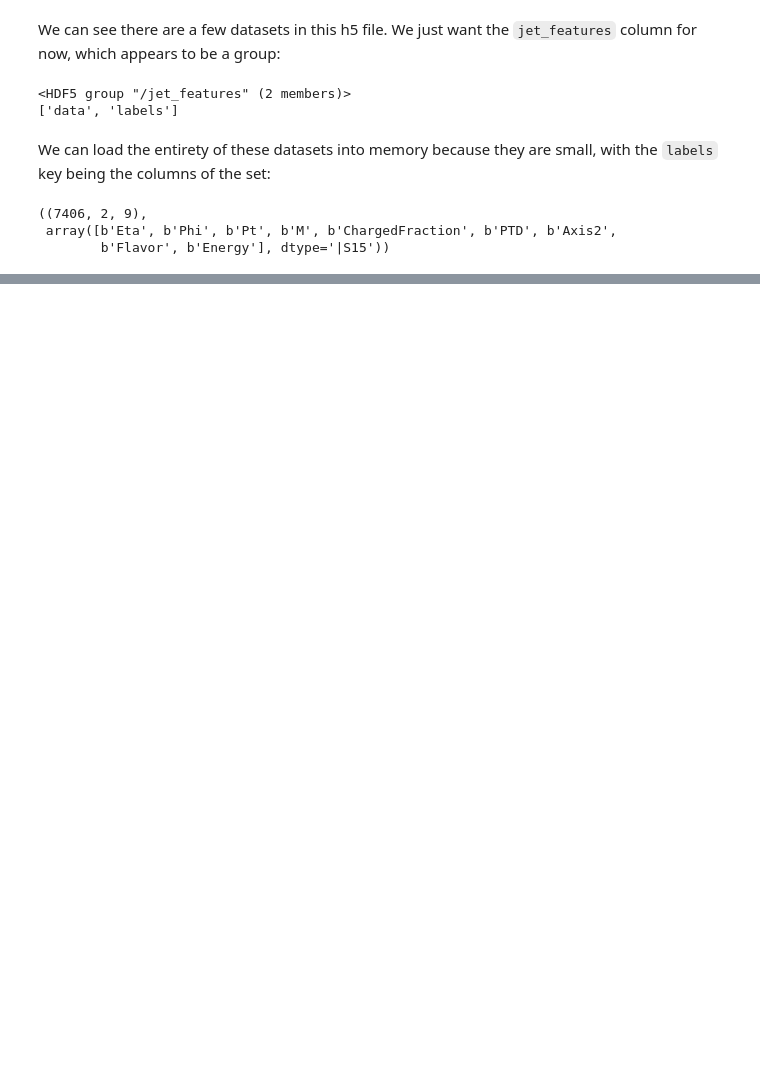
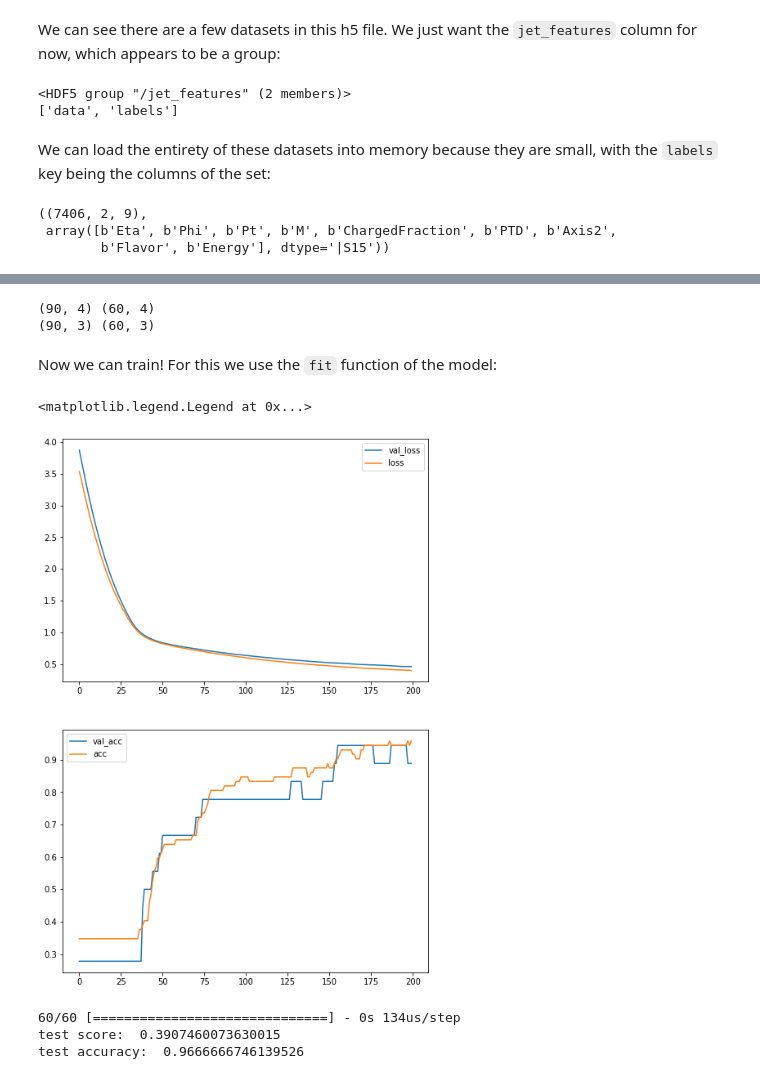
Before and after one commit to luclepot/SPS_ml_tutorial, a Jupyter notebook: day2/1_ml.ipynb, the cells around one changed output, grey strips where cells are left out. Cells and saved outputs as stored; diff of their text form; code cells hidden in the pictures; blank space fills up the shorter version.

```diff
--- a/day2/1_ml.ipynb
+++ b/day2/1_ml.ipynb
@@ -117,0 +210,2 @@ plt.show()
+# %%
+nn.compile(optimizer=keras.optimizers.adam(lr=0.001), loss='categorical_crossentropy', metrics=['accuracy'])
@@ -117,0 +216,36 @@ plt.show()
+# %%
+from sklearn.model_selection import train_test_split
+
+# we gotta split our labels too!
+x_train, x_test, y_train, y_test = train_test_split(x, y, train_size=0.6)
+
+print(x_train.shape, x_test.shape)
+print(y_train.shape, y_test.shape)
+# %% [output]
+(90, 4) (60, 4)
+(90, 3) (60, 3)
+# %% [markdown]
+Now we can train! For this we use the `fit` function of the model:
+# %%
+history = nn.fit(x_train, y_train, epochs=200, validation_split=0.2, verbose=False)
+# %%
+fig,axs = plt.subplots(2,1,figsize=(8,12))
+for key,value in history.history.items():
+    if key.endswith('loss'):
+        axs[0].plot(value, label=key)
+    else:
+        axs[1].plot(value, label=key)
+
+axs[0].legend()
+axs[1].legend()
+# %% [output]
+<matplotlib.legend.Legend at 0x...>
+[figure, added]
+# %%
+score, accuracy = nn.evaluate(x_test, y_test)
+print('test score: ', score)
+print('test accuracy: ', accuracy)
+# %% [output]
+60/60 [==============================] - 0s 134us/step
+test score:  0.3907460073630015
+test accuracy:  0.9666666746139526
```
Also changed, not shown: parts of 21 cells of this notebook.
